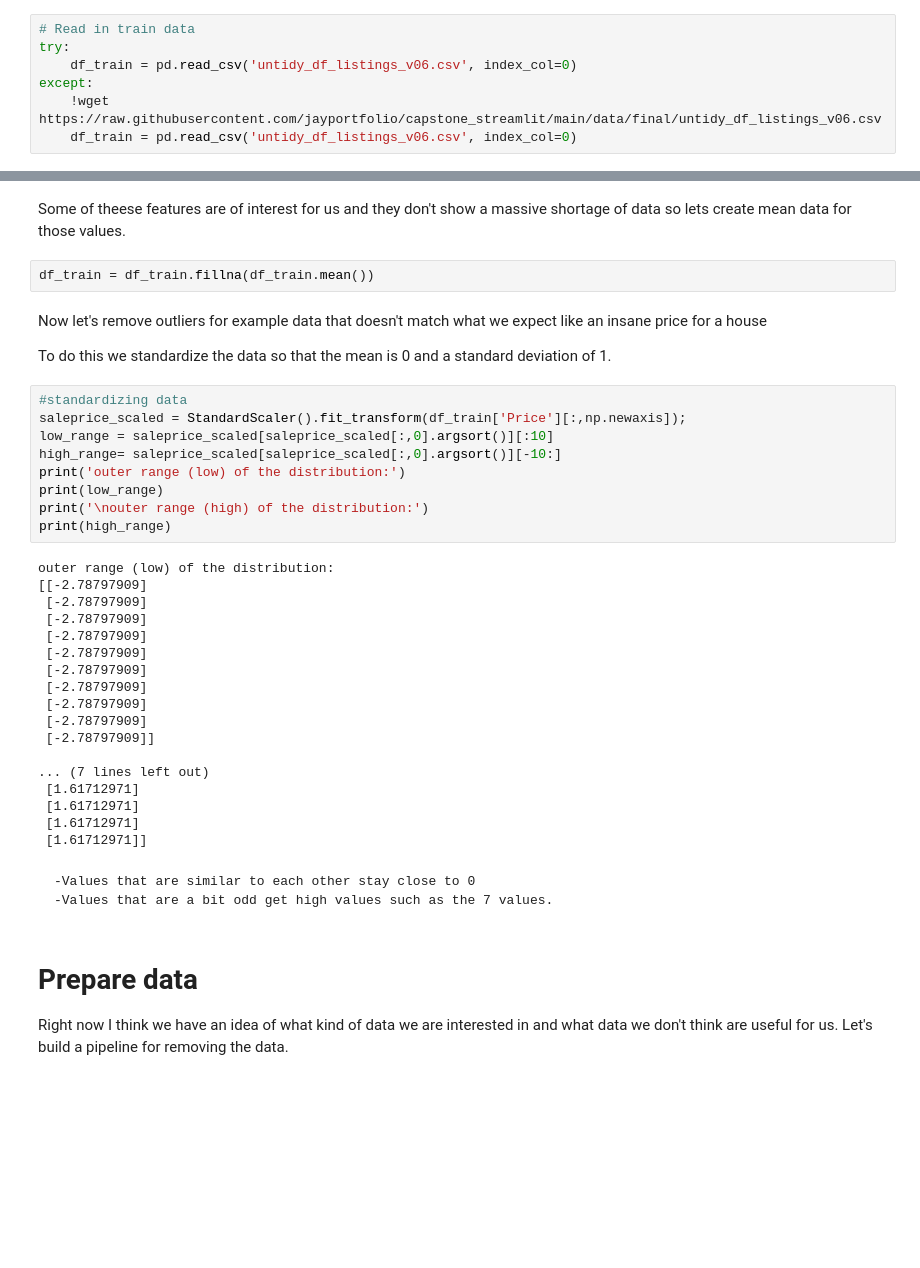
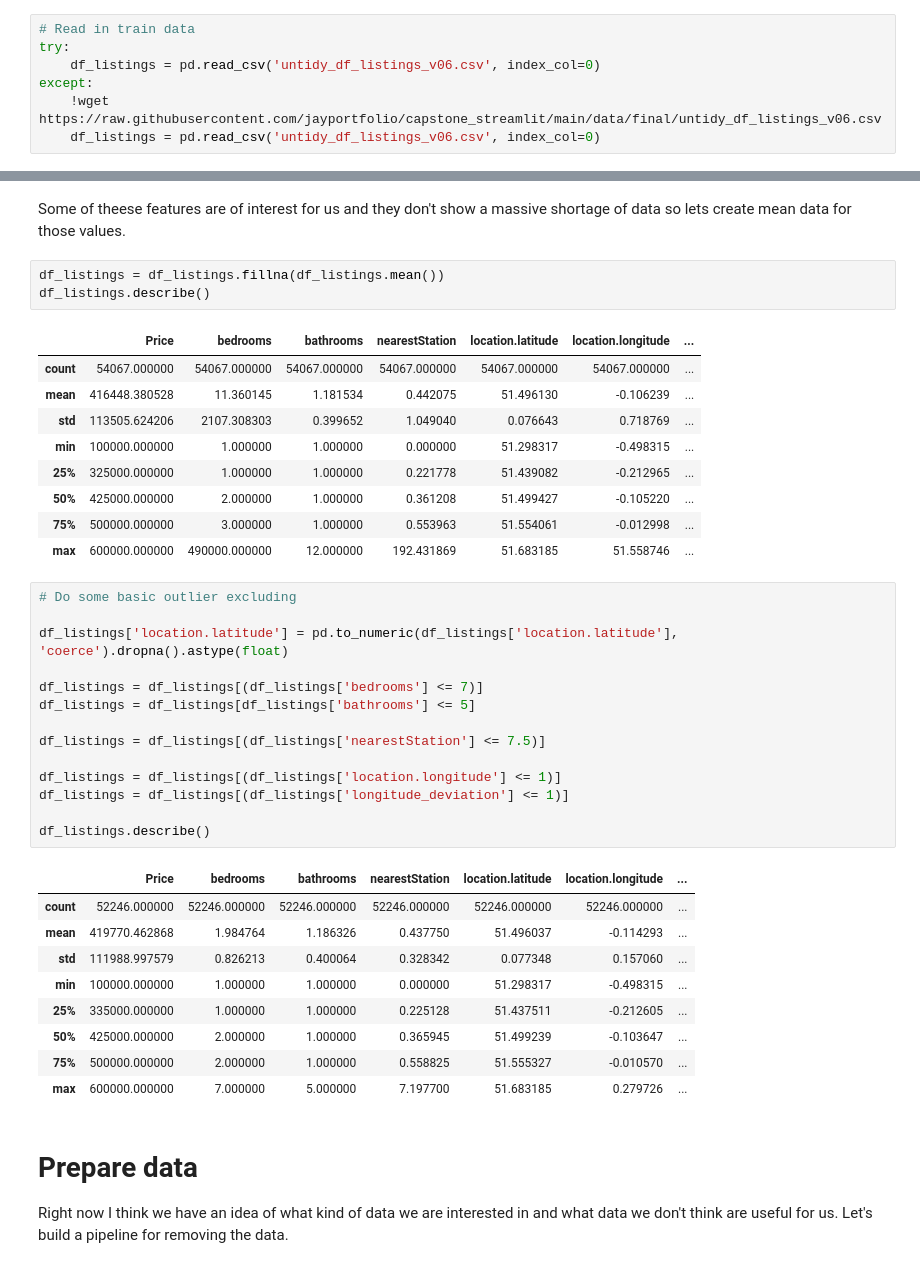
Before and after one commit to jayportfolio/capstone_streamlit, a Jupyter notebook: capstone/step 06/06_02_02__apply_house-prices-prediction-using-keras.ipynb, the cells around one changed output, grey strips where cells are left out. Drawn from its saved outputs; the diff is of its cells as text; blank space fills up the shorter version.

```diff
--- a/capstone/step 06/06_02_02__apply_house-prices-prediction-using-keras.ipynb
+++ b/capstone/step 06/06_02_02__apply_house-prices-prediction-using-keras.ipynb
@@ -17,8 +17,8 @@ show_graphs = False
 # %%
 # Read in train data
 try:
-    df_train = pd.read_csv('untidy_df_listings_v06.csv', index_col=0)
+    df_listings = pd.read_csv('untidy_df_listings_v06.csv', index_col=0)
 except:
     !wget https://raw.githubusercontent.com/jayportfolio/capstone_streamlit/main/data/final/untidy_df_listings_v06.csv
-    df_train = pd.read_csv('untidy_df_listings_v06.csv', index_col=0)
+    df_listings = pd.read_csv('untidy_df_listings_v06.csv', index_col=0)
 # %%
@@ -81,42 +81,43 @@ missing_data.head(20)
 | longitude_deviation | 0 | 0.000000 |
 # %% [markdown]
 Some of theese features are of interest for us and they don't show a massive shortage of data so lets create mean data for those values.
-# %%
-df_train = df_train.fillna(df_train.mean())
-# %% [markdown]
-Now let's remove outliers for example data that doesn't match what we expect like an insane price for a house
-
-To do this we standardize the data so that the mean is 0 and a standard deviation of 1.
-# %%
-#standardizing data
-saleprice_scaled = StandardScaler().fit_transform(df_train['Price'][:,np.newaxis]);
-low_range = saleprice_scaled[saleprice_scaled[:,0].argsort()][:10]
-high_range= saleprice_scaled[saleprice_scaled[:,0].argsort()][-10:]
-print('outer range (low) of the distribution:')
-print(low_range)
-print('\nouter range (high) of the distribution:')
-print(high_range)
-# %% [output]
-outer range (low) of the distribution:
-[[-2.78797909]
- [-2.78797909]
- [-2.78797909]
- [-2.78797909]
- [-2.78797909]
- [-2.78797909]
- [-2.78797909]
- [-2.78797909]
- [-2.78797909]
- [-2.78797909]]
-
-... (7 lines left out)
- [1.61712971]
- [1.61712971]
- [1.61712971]
- [1.61712971]]
-# %% [markdown]
-    -Values that are similar to each other stay close to 0
-    -Values that are a bit odd get high values such as the 7 values.
+# %%
+df_listings = df_listings.fillna(df_listings.mean())
+df_listings.describe()
+# %% [output]
+|  | Price | bedrooms | bathrooms | nearestStation | location.latitude | location.longitude | ... |
+| count | 54067.000000 | 54067.000000 | 54067.000000 | 54067.000000 | 54067.000000 | 54067.000000 | ... |
+| mean | 416448.380528 | 11.360145 | 1.181534 | 0.442075 | 51.496130 | -0.106239 | ... |
+| std | 113505.624206 | 2107.308303 | 0.399652 | 1.049040 | 0.076643 | 0.718769 | ... |
+| min | 100000.000000 | 1.000000 | 1.000000 | 0.000000 | 51.298317 | -0.498315 | ... |
+| 25% | 325000.000000 | 1.000000 | 1.000000 | 0.221778 | 51.439082 | -0.212965 | ... |
+| 50% | 425000.000000 | 2.000000 | 1.000000 | 0.361208 | 51.499427 | -0.105220 | ... |
+| 75% | 500000.000000 | 3.000000 | 1.000000 | 0.553963 | 51.554061 | -0.012998 | ... |
+| max | 600000.000000 | 490000.000000 | 12.000000 | 192.431869 | 51.683185 | 51.558746 | ... |
+# %%
+# Do some basic outlier excluding
+
+df_listings['location.latitude'] = pd.to_numeric(df_listings['location.latitude'], 'coerce').dropna().astype(float)
+
+df_listings = df_listings[(df_listings['bedrooms'] <= 7)]
+df_listings = df_listings[df_listings['bathrooms'] <= 5]
+
+df_listings = df_listings[(df_listings['nearestStation'] <= 7.5)]
+
+df_listings = df_listings[(df_listings['location.longitude'] <= 1)]
+df_listings = df_listings[(df_listings['longitude_deviation'] <= 1)]
+
+df_listings.describe()
+# %% [output]
+|  | Price | bedrooms | bathrooms | nearestStation | location.latitude | location.longitude | ... |
+| count | 52246.000000 | 52246.000000 | 52246.000000 | 52246.000000 | 52246.000000 | 52246.000000 | ... |
+| mean | 419770.462868 | 1.984764 | 1.186326 | 0.437750 | 51.496037 | -0.114293 | ... |
+| std | 111988.997579 | 0.826213 | 0.400064 | 0.328342 | 0.077348 | 0.157060 | ... |
+| min | 100000.000000 | 1.000000 | 1.000000 | 0.000000 | 51.298317 | -0.498315 | ... |
+| 25% | 335000.000000 | 1.000000 | 1.000000 | 0.225128 | 51.437511 | -0.212605 | ... |
+| 50% | 425000.000000 | 2.000000 | 1.000000 | 0.365945 | 51.499239 | -0.103647 | ... |
+| 75% | 500000.000000 | 2.000000 | 1.000000 | 0.558825 | 51.555327 | -0.010570 | ... |
+| max | 600000.000000 | 7.000000 | 5.000000 | 7.197700 | 51.683185 | 0.279726 | ... |
 # %% [markdown]
 # Prepare data
 Right now I think we have an idea of what kind of data we are interested in and what data we don't think are useful for us. Let's build a pipeline for removing the data.
```
Also changed, not shown: parts of 14 cells of this notebook.
